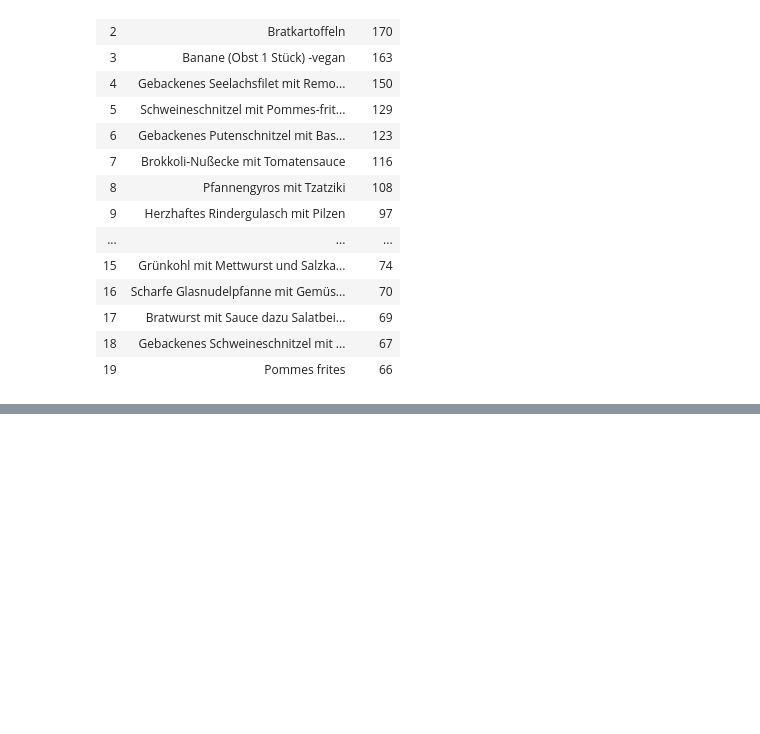
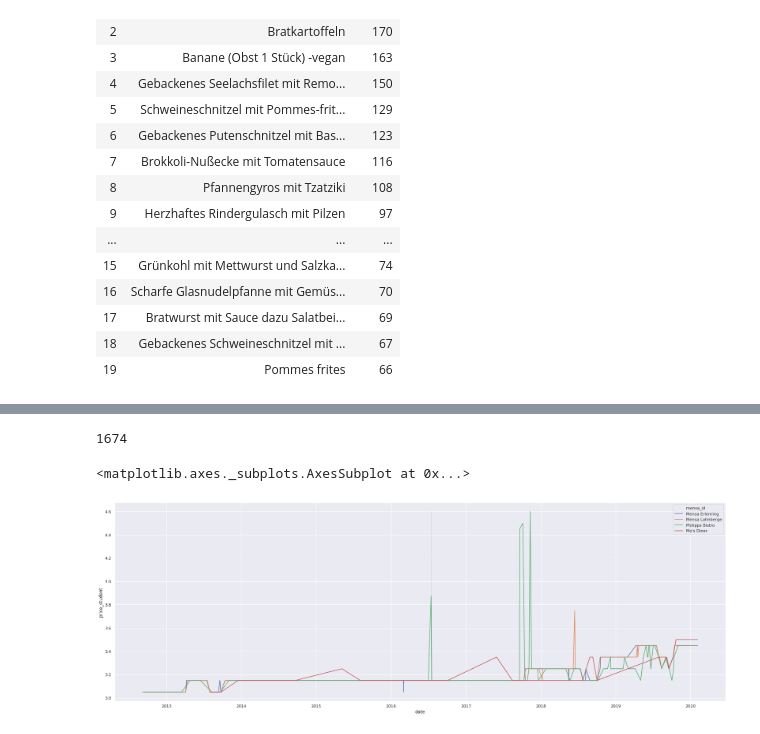
Before and after one commit to oxzi/about-mensa-mr, a Jupyter notebook: mensa_prices.ipynb, the cells around one changed output, grey strips where cells are left out. Saved outputs shown, nothing was run; the diff lists cells and outputs as text; code cells hidden in the pictures; blank space fills up the shorter version.

```diff
--- a/mensa_prices.ipynb
+++ b/mensa_prices.ipynb
@@ -117,0 +118,12 @@ meals_hot.loc[meals_hot.name.str.contains("Schweineschnitzel")].head(20)
+# %%
+meals_hot.loc[meals_hot.name.str.contains("Schweineschnitzel")]["count"].sum()
+# %% [output]
+1674
+# %%
+meals_schnitzel = meals[meals.name.str.contains("Schweineschnitzel")]
+
+plt.figure(figsize=(30, 10))
+sns.lineplot(x="date", y="price_student", hue="mensa_id", data=meals_schnitzel)
+# %% [output]
+<matplotlib.axes._subplots.AxesSubplot at 0x...>
+[figure, added]
```
Also changed, not shown: parts of 5 cells of this notebook.
